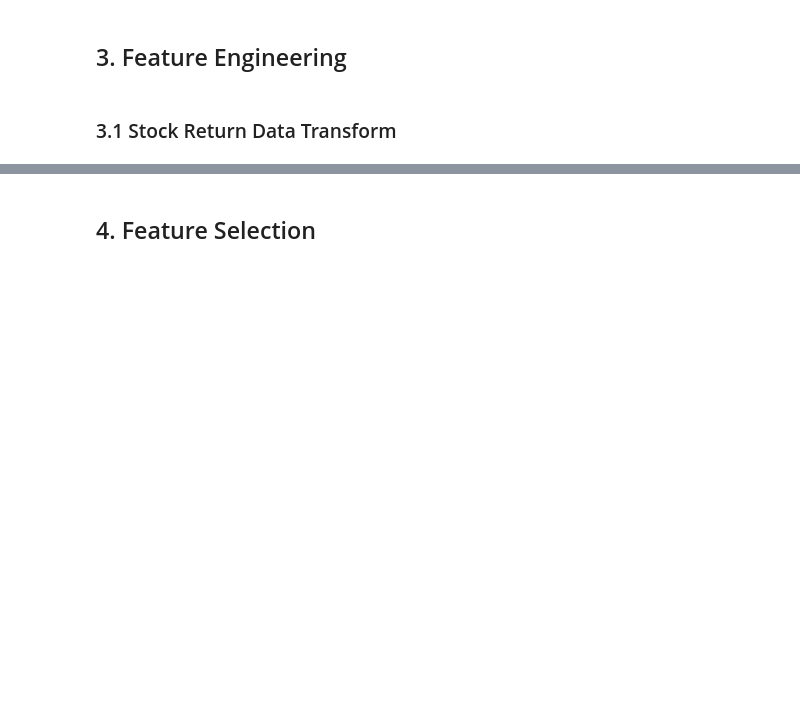
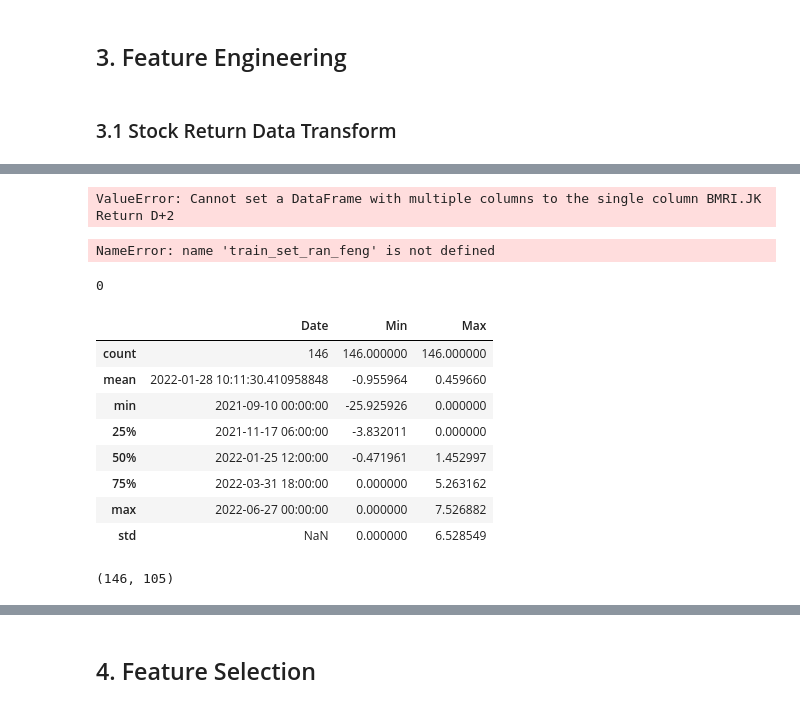
Before and after one commit to tgaufa/stock_prediction_time_series_modelling, a Jupyter notebook: 2. preprocessing.ipynb, the cells around one changed output, grey strips where cells are left out. Cells and saved outputs as stored; diff of their text form; code cells hidden in the pictures; blank space fills up the shorter version.

```diff
--- a/2. preprocessing.ipynb
+++ b/2. preprocessing.ipynb
@@ -35,3 +41,27 @@ train_set, valid_set, test_set = load_dataset(config_data)
+# %%
+def load_dataset_ran(config_data: dict) -> pd.DataFrame:
+
+    # Load every set of data
+    #clean_data = util.pickle_load(config_data['clean_dataset_path'])
+
+    x_train_ran = util.pickle_load(config_data["train_ran_set_path"][0])
+    y_train_ran = util.pickle_load(config_data["train_ran_set_path"][1])
+
+    x_valid_ran = util.pickle_load(config_data["valid_ran_set_path"][0])
+    y_valid_ran = util.pickle_load(config_data["valid_ran_set_path"][1])
+
+    x_test_ran = util.pickle_load(config_data["test_ran_set_path"][0])
+    y_test_ran = util.pickle_load(config_data["test_ran_set_path"][1])
+
+    # Concatenate x and y each set
+    train_set_ran = pd.concat([x_train_ran, y_train_ran], axis = 1)
+    valid_set_ran = pd.concat([x_valid_ran, y_valid_ran], axis = 1)
+    test_set_ran = pd.concat([x_test_ran, y_test_ran], axis = 1)
+
+    # Return 3 set of data
+    return train_set_ran, valid_set_ran, test_set_ran
+# %%
+train_set_ran, valid_set_ran, test_set_ran = load_dataset_ran(config_data)
 # %% [markdown]
 ## 3. Feature Engineering
 # %% [markdown]
@@ -107,0 +161,30 @@ val_set_feng.describe()
+# %%
+train_set_ran_feng = transform_to_stock_return(dataset=train_set_ran, params=config_data)
+train_set_ran_feng = remove_outliers(train_set_ran_feng, 3)
+# %% [output]
+ValueError: Cannot set a DataFrame with multiple columns to the single column BMRI.JK Return D+2
+# %%
+display(train_set_ran_feng.isna().any().sum())
+display(util.summary_dataset_describe(dataset=train_set_ran_feng))
+display(train_set_ran_feng.shape)
+# %% [output]
+NameError: name 'train_set_ran_feng' is not defined
+# %%
+test_set_ran_feng = transform_to_stock_return(dataset=test_set_ran, params=config_data)
+test_set_ran_feng = remove_outliers(test_set_ran_feng, 3)
+# %%
+display(test_set_ran_feng.isna().any().sum())
+display(util.summary_dataset_describe(dataset=test_set_ran_feng))
+display(test_set_ran_feng.shape)
+# %% [output]
+0
+|  | Date | Min | Max |
+| count | 146 | 146.000000 | 146.000000 |
+| mean | 2022-01-28 10:11:30.410958848 | -0.955964 | 0.459660 |
+| min | 2021-09-10 00:00:00 | -25.925926 | 0.000000 |
+| 25% | 2021-11-17 06:00:00 | -3.832011 | 0.000000 |
+| 50% | 2022-01-25 12:00:00 | -0.471961 | 1.452997 |
+| 75% | 2022-03-31 18:00:00 | 0.000000 | 5.263162 |
+| max | 2022-06-27 00:00:00 | 0.000000 | 7.526882 |
+| std | NaN | 0.000000 | 6.528549 |
+(146, 105)
```
Also changed, not shown: parts of 27 cells of this notebook, 13 other files.
